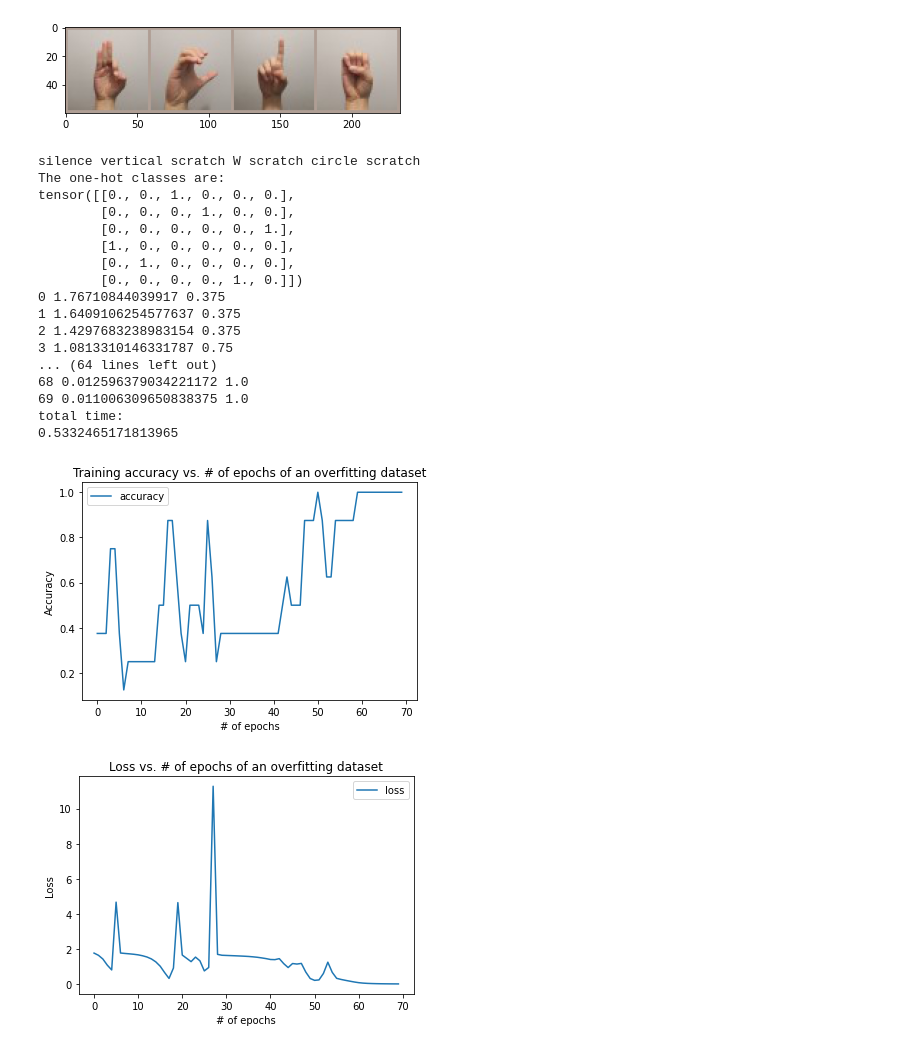
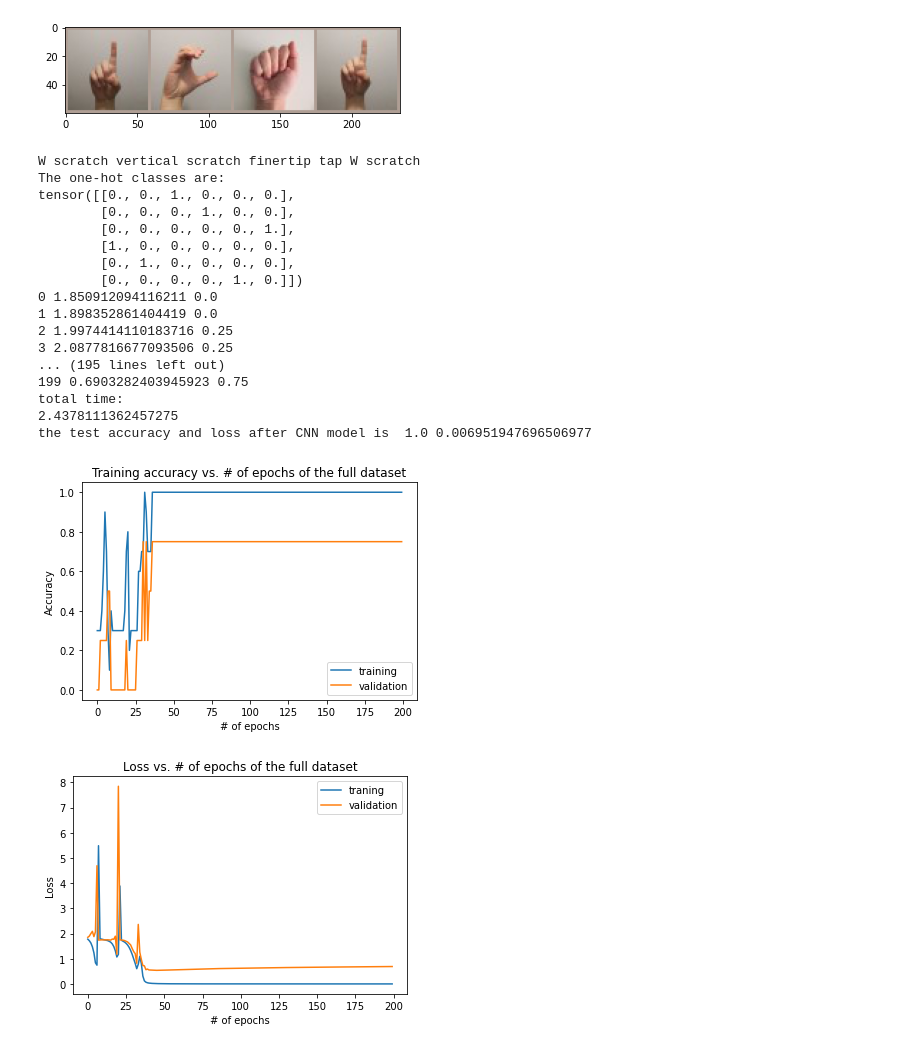
Before and after one commit to ece324-2020/AirUI, a Jupyter notebook: CNN_Models/CNN_Model.ipynb, the cells around one changed output. Saved outputs shown, nothing was run; the diff lists cells and outputs as text; code cells hidden in the pictures.

Commit message:
test full training function

```diff
--- a/CNN_Models/CNN_Model.ipynb
+++ b/CNN_Models/CNN_Model.ipynb
@@ -18,14 +18,15 @@ numOfKernels = 12
 numOfNeurons = 12
 learningRate = 0.1
 batchSize = 48
-test_split = 0.35
-numOfEpochs = 70
+numOfEpochs = 200
 kernelSize = 3
 activation = F.relu
 optimizer_func = torch.optim.SGD
 loss_fnc = nn.CrossEntropyLoss()
-batchNorm = True
+batchNorm = False
 numOfFCLayers = 2
+testSize = 0.2
+valSize = 0.2
 seed = 42
 
 
@@ -57,8 +58,6 @@ overfit_set = torchvision.datasets.ImageFolder(\
             transform=transforms.Compose([transforms.ToTensor(), transforms.Normalize(mean_overfit, std_overfit)]))
 
 # create train, val, test, and overfit dataset
-testSize = 0.2
-valSize = 0.3
 train_set, test_set = train_test_split(dataset, test_size=testSize, random_state=seed)   # split test
 train_set, val_set = train_test_split(train_set, test_size=valSize/(1-testSize), random_state=seed)   # split train to train and val
 
@@ -230,7 +229,7 @@ def full_training (train_loader, val_loader, test_loader, model, optimizer):
     avg_train_loss = totalLoss/len(train_loader)
 
     # For every epoch, get accuracy, and loss of the validation data
-    (valid_loss, valid_accuracy) = evaluate(model, val_loader)
+    (valid_loss, valid_accuracy) = evaluate(model, val_loader, batchNorm)
     print(epoch, valid_loss, valid_accuracy)
     trainAccuracies += [avg_train_accuracy]
     trainLosses += [avg_train_loss]
@@ -239,7 +238,7 @@ def full_training (train_loader, val_loader, test_loader, model, optimizer):
 
   print("total time: ")     # print total time
   print(time.time()-start_time)
-  (test_loss, test_accuracy) = evaluate(model, test_loader)    # evaluate the test data
+  (test_loss, test_accuracy) = evaluate(model, test_loader, batchNorm)    # evaluate the test data
   print("the test accuracy and loss after CNN model is ", test_accuracy, test_loss)
 
   return trainAccuracies, trainLosses, validAccuracies, validLosses
@@ -266,37 +265,42 @@ def plot_overfit(trainAccuracies, trainLosses):
 
 # Plot the full data results
 def plot_full_data(trainAccuracies, trainLosses, validAccuracies, validLosses):
   # Accuracy plot
   pyplot.plot(trainAccuracies, label='training')
   pyplot.plot(validAccuracies, label='validation')
   pyplot.legend()
   pyplot.ylabel('Accuracy')
   pyplot.xlabel('# of epochs')
   pyplot.title('Training accuracy vs. # of epochs of the full dataset')
   pyplot.show()
 
   # Loss plot
   pyplot.plot(trainLosses, label='traning')
   pyplot.plot(validLosses, label='validation')
   pyplot.legend()
   pyplot.ylabel('Loss')
   pyplot.xlabel('# of epochs')
   pyplot.title('Loss vs. # of epochs of the full dataset')
   pyplot.show()
 
 
 
 
 ######################################### LOAD AND CALL THE MODEL HERE ##############################################
 torch.manual_seed(seed)
 model = CNN(input_dim=56, numOfKernels=8, numOfNeurons=100, kernelSize=3, numOfConvLayers=2, batchNorm=False)    # Load model
 optimizer = optimizer_func(model.parameters(),lr=learningRate)
 
-trainAccuracies, trainLosses = overfit_training(train_loader, model, optimizer)
-plot_overfit(trainAccuracies, trainLosses)
+# Train and plot the overfitting data
+# trainAccuracies, trainLosses = overfit_training(train_loader, model, optimizer)
+# plot_overfit(trainAccuracies, trainLosses)
+
+# Train and plot the full data
+trainAccuracies, trainLosses, validAccuracies, validLosses = full_training(train_loader, val_loader, test_loader, model, optimizer)
+plot_full_data(trainAccuracies, trainLosses, validAccuracies, validLosses)
 # %% [output]
-[figure, old version]
+[figure, new version]
-silence vertical scratch W scratch circle scratch
+W scratch vertical scratch finertip tap W scratch
 The one-hot classes are:
 tensor([[0., 0., 1., 0., 0., 0.],
         [0., 0., 0., 1., 0., 0.],
@@ -304,14 +308,14 @@ tensor([[0., 0., 1., 0., 0., 0.],
         [1., 0., 0., 0., 0., 0.],
         [0., 1., 0., 0., 0., 0.],
         [0., 0., 0., 0., 1., 0.]])
-0 1.76710844039917 0.375
-1 1.6409106254577637 0.375
-2 1.4297683238983154 0.375
-3 1.0813310146331787 0.75
-... (64 lines left out)
-68 0.012596379034221172 1.0
-69 0.011006309650838375 1.0
+0 1.850912094116211 0.0
+1 1.898352861404419 0.0
+2 1.9974414110183716 0.25
+3 2.0877816677093506 0.25
+... (195 lines left out)
+199 0.6903282403945923 0.75
 total time:
-0.5332465171813965
+2.4378111362457275
+the test accuracy and loss after CNN model is  1.0 0.006951947696506977
-[figure, old version]
+[figure, new version]
-[figure, old version]
+[figure, new version]
```
